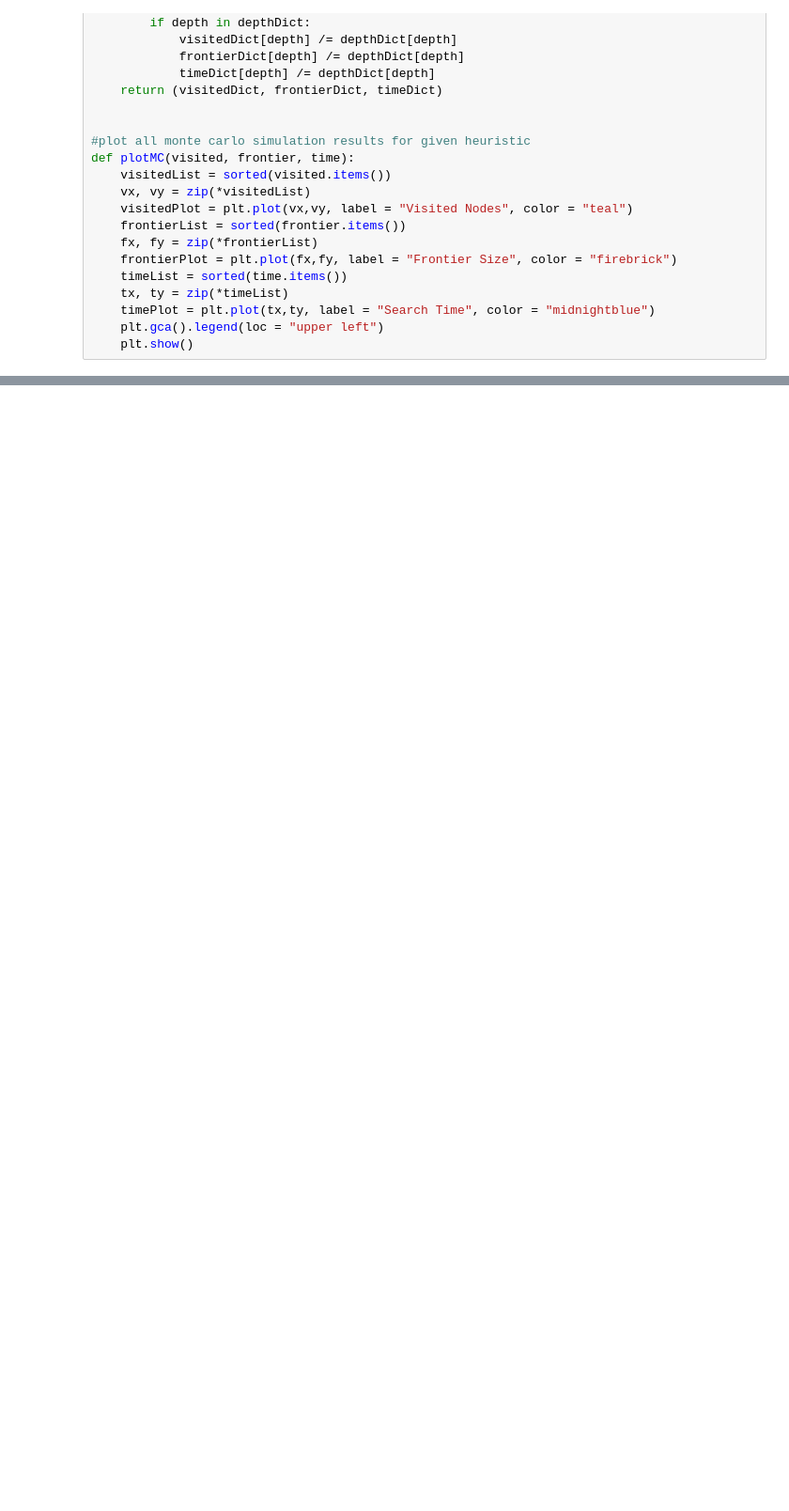
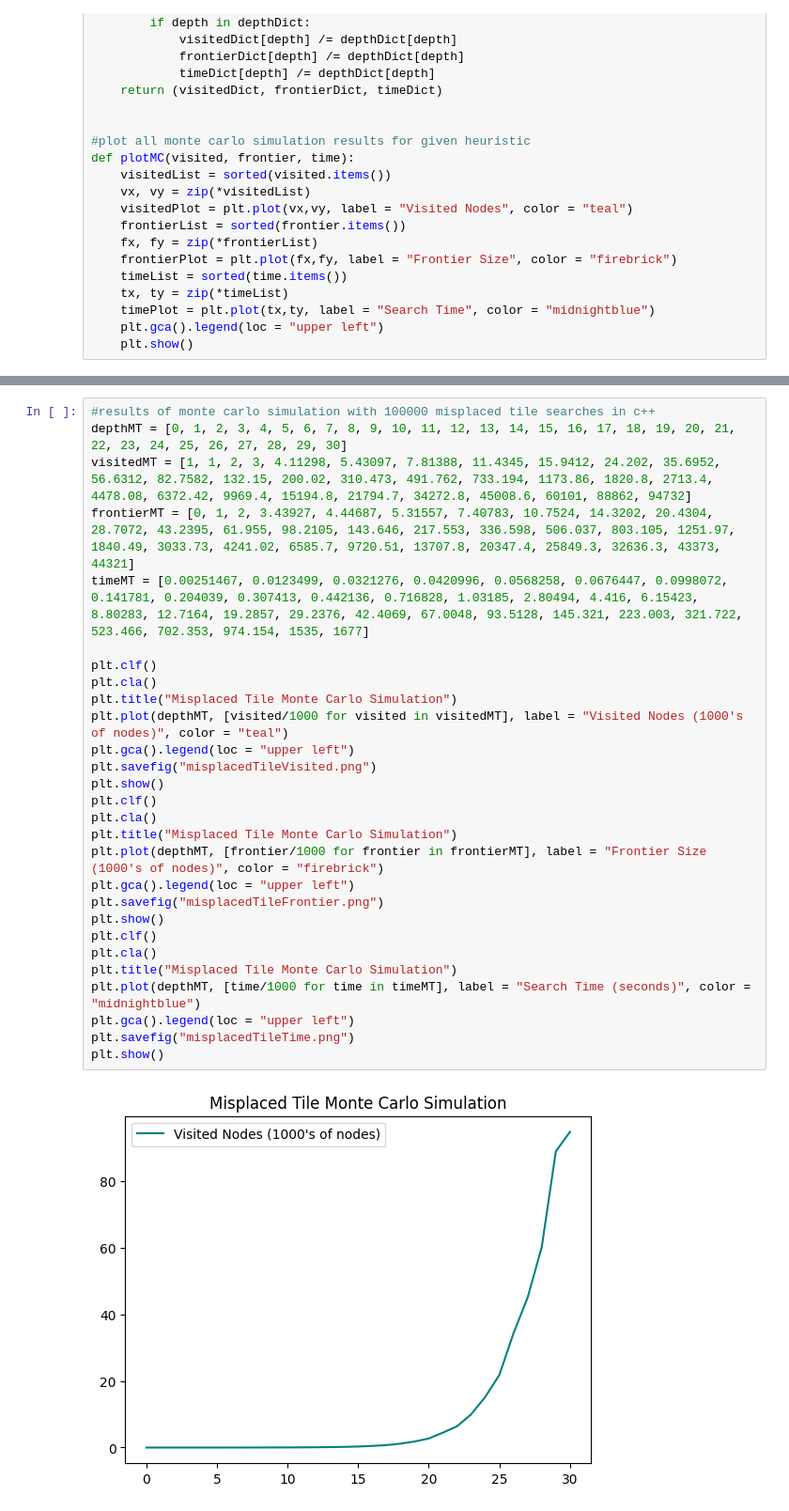
Before and after one commit to BrandonPaulsen/PYSlidingPuzzles, a Jupyter notebook: PYSlidingPuzzle.ipynb, the cells around one changed output, grey strips where cells are left out. Shown: that part at 94% size. Drawn from its saved outputs; the diff is of its cells as text; blank space fills up the shorter version.

```diff
--- a/PYSlidingPuzzle.ipynb
+++ b/PYSlidingPuzzle.ipynb
@@ -405,0 +409,30 @@ plt.show()
+# %%
+#results of monte carlo simulation with 100000 misplaced tile searches in c++
+depthMT = [0, 1, 2, 3, 4, 5, 6, 7, 8, 9, 10, 11, 12, 13, 14, 15, 16, 17, 18, 19, 20, 21, 22, 23, 24, 25, 26, 27, 28, 29, 30]
+visitedMT = [1, 1, 2, 3, 4.11298, 5.43097, 7.81388, 11.4345, 15.9412, 24.202, 35.6952, 56.6312, 82.7582, 132.15, 200.02, 310.473, 491.762, 733.194, 1173.86, 1820.8, 2713.4, 4478.08, 6372.42, 9969.4, 15194.8, 21794.7, 34272.8, 45008.6, 60101, 88862, 94732]
+frontierMT = [0, 1, 2, 3.43927, 4.44687, 5.31557, 7.40783, 10.7524, 14.3202, 20.4304, 28.7072, 43.2395, 61.955, 98.2105, 143.646, 217.553, 336.598, 506.037, 803.105, 1251.97, 1840.49, 3033.73, 4241.02, 6585.7, 9720.51, 13707.8, 20347.4, 25849.3, 32636.3, 43373, 44321]
+timeMT = [0.00251467, 0.0123499, 0.0321276, 0.0420996, 0.0568258, 0.0676447, 0.0998072, 0.141781, 0.204039, 0.307413, 0.442136, 0.716828, 1.03185, 2.80494, 4.416, 6.15423, 8.80283, 12.7164, 19.2857, 29.2376, 42.4069, 67.0048, 93.5128, 145.321, 223.003, 321.722, 523.466, 702.353, 974.154, 1535, 1677]
+
+plt.clf()
+plt.cla()
+plt.title("Misplaced Tile Monte Carlo Simulation")
+plt.plot(depthMT, [visited/1000 for visited in visitedMT], label = "Visited Nodes (1000's of nodes)", color = "teal")
+plt.gca().legend(loc = "upper left")
+plt.savefig("misplacedTileVisited.png")
+plt.show()
+plt.clf()
+plt.cla()
+plt.title("Misplaced Tile Monte Carlo Simulation")
+plt.plot(depthMT, [frontier/1000 for frontier in frontierMT], label = "Frontier Size (1000's of nodes)", color = "firebrick")
+plt.gca().legend(loc = "upper left")
+plt.savefig("misplacedTileFrontier.png")
+plt.show()
+plt.clf()
+plt.cla()
+plt.title("Misplaced Tile Monte Carlo Simulation")
+plt.plot(depthMT, [time/1000 for time in timeMT], label = "Search Time (seconds)", color = "midnightblue")
+plt.gca().legend(loc = "upper left")
+plt.savefig("misplacedTileTime.png")
+plt.show()
+# %% [output]
+[figure, added]
```
Also changed, not shown: parts of 6 cells of this notebook, 11 other files.
